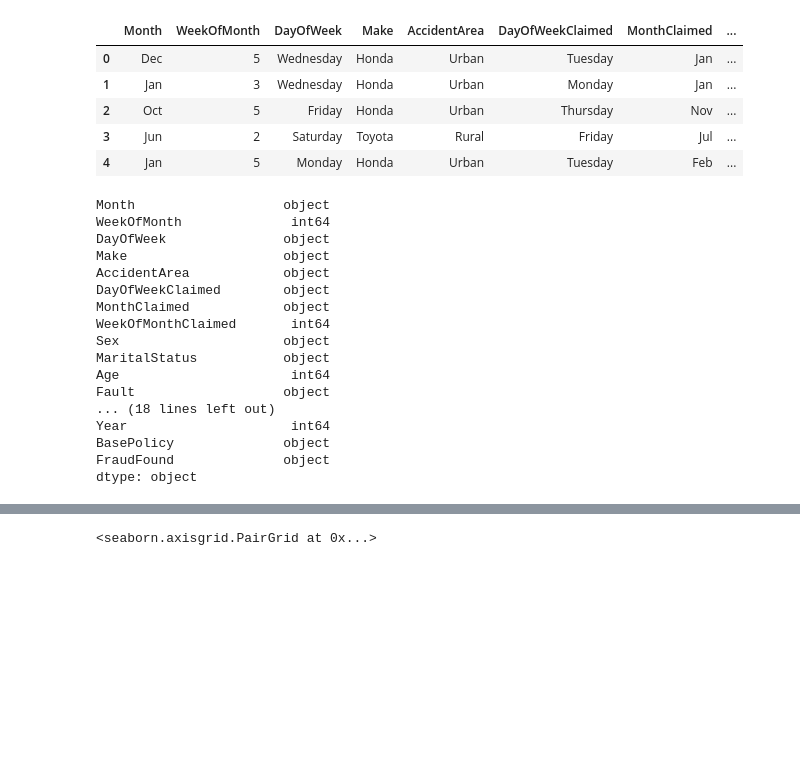
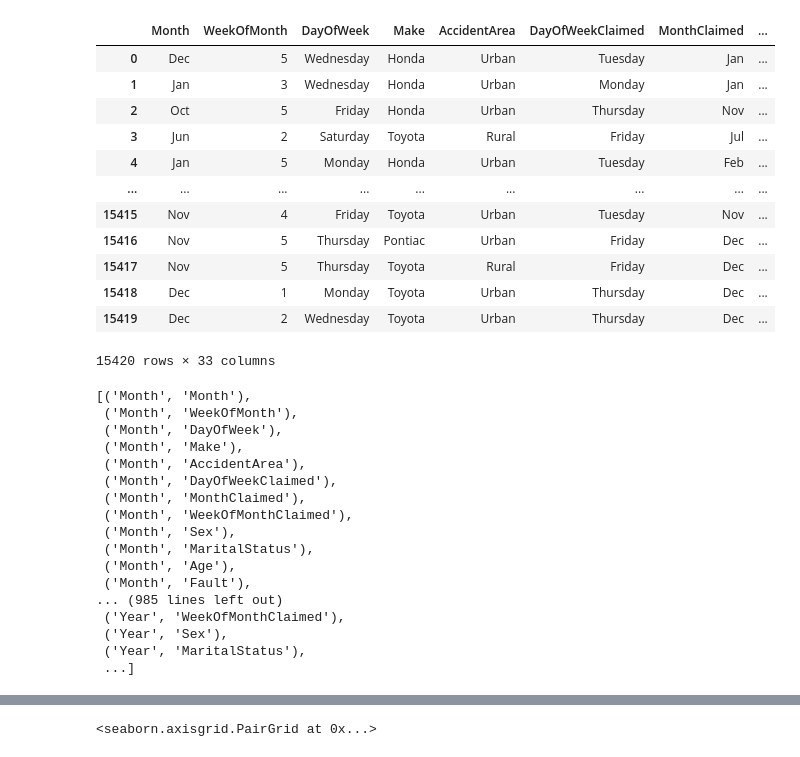
Before and after one commit to abdussaboor98/Automobile-Insurance-Fraud-Detection, a Jupyter notebook: data/Angoss Knowledge Seeker - carclaims.txt/data_analysis.ipynb, the cells around one changed output, grey strips where cells are left out. Cells and saved outputs as stored; diff of their text form; code cells hidden in the pictures; blank space fills up the shorter version.

Commit message:
random data analysis

```diff
--- a/data/Angoss Knowledge Seeker - carclaims.txt/data_analysis.ipynb
+++ b/data/Angoss Knowledge Seeker - carclaims.txt/data_analysis.ipynb
@@ -8,33 +8,41 @@ from scipy.stats import pearsonr, spearmanr, chi2_contingency, pointbiserialr, f
 
 pd.set_option('display.max_columns', None)
 # %%
-carclaims = pd.read_csv('./data/Angoss Knowledge Seeker - carclaims.txt/carclaims_original.csv')
+carclaims = pd.read_csv('carclaims_original.csv')
 # %%
-carclaims.head()
+carclaims
 # %% [output]
 |  | Month | WeekOfMonth | DayOfWeek | Make | AccidentArea | DayOfWeekClaimed | MonthClaimed | ... |
 | 0 | Dec | 5 | Wednesday | Honda | Urban | Tuesday | Jan | ... |
 | 1 | Jan | 3 | Wednesday | Honda | Urban | Monday | Jan | ... |
 | 2 | Oct | 5 | Friday | Honda | Urban | Thursday | Nov | ... |
 | 3 | Jun | 2 | Saturday | Toyota | Rural | Friday | Jul | ... |
 | 4 | Jan | 5 | Monday | Honda | Urban | Tuesday | Feb | ... |
+| ... | ... | ... | ... | ... | ... | ... | ... | ... |
+| 15415 | Nov | 4 | Friday | Toyota | Urban | Tuesday | Nov | ... |
+| 15416 | Nov | 5 | Thursday | Pontiac | Urban | Friday | Dec | ... |
+| 15417 | Nov | 5 | Thursday | Toyota | Rural | Friday | Dec | ... |
+| 15418 | Dec | 1 | Monday | Toyota | Urban | Thursday | Dec | ... |
+| 15419 | Dec | 2 | Wednesday | Toyota | Urban | Thursday | Dec | ... |
+15420 rows × 33 columns
-# %%
-carclaims.dtypes
-# %% [output]
-Month                   object
-WeekOfMonth              int64
-DayOfWeek               object
-Make                    object
-AccidentArea            object
-DayOfWeekClaimed        object
-MonthClaimed            object
-WeekOfMonthClaimed       int64
-Sex                     object
-MaritalStatus           object
-Age                      int64
-Fault                   object
-... (18 lines left out)
-Year                     int64
-BasePolicy              object
-FraudFound              object
-dtype: object
+# %%
+from itertools import product, combi
+list(product(carclaims.columns, carclaims.columns))
+# %% [output]
+[('Month', 'Month'),
+ ('Month', 'WeekOfMonth'),
+ ('Month', 'DayOfWeek'),
+ ('Month', 'Make'),
+ ('Month', 'AccidentArea'),
+ ('Month', 'DayOfWeekClaimed'),
+ ('Month', 'MonthClaimed'),
+ ('Month', 'WeekOfMonthClaimed'),
+ ('Month', 'Sex'),
+ ('Month', 'MaritalStatus'),
+ ('Month', 'Age'),
+ ('Month', 'Fault'),
+... (985 lines left out)
+ ('Year', 'WeekOfMonthClaimed'),
+ ('Year', 'Sex'),
+ ('Year', 'MaritalStatus'),
+ ...]
```
Also changed, not shown: parts of 4 cells of this notebook, 6 other files.
